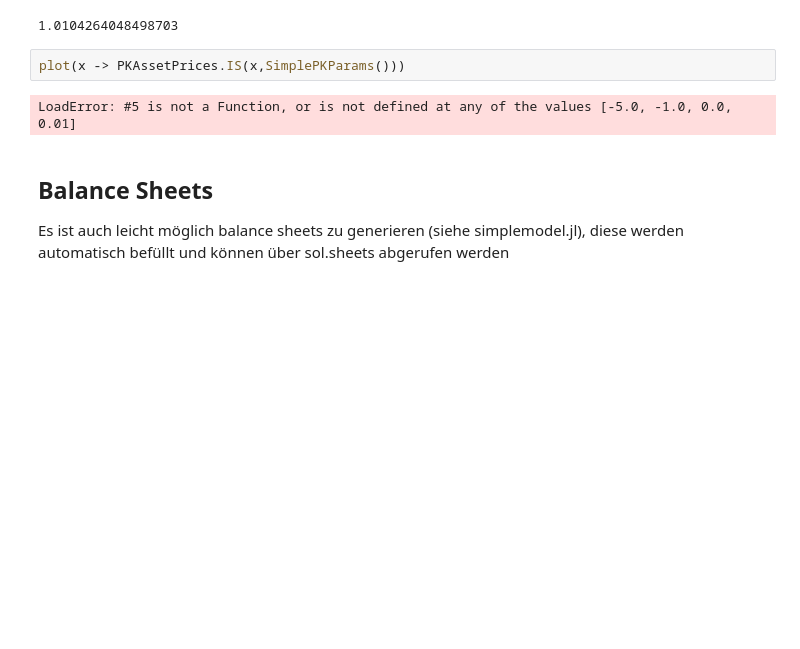
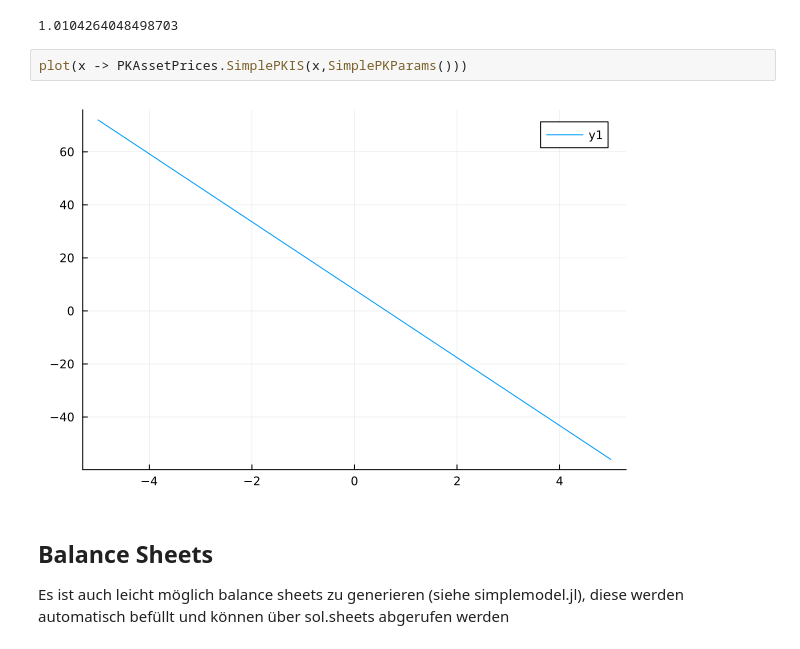
Before and after one commit to theplatters/PKAssetPrices, a Jupyter notebook: notebooks/testNB.ipynb, the cells around one changed output. Cells and saved outputs as stored; diff of their text form; blank space fills up the shorter version.

```diff
--- a/notebooks/testNB.ipynb
+++ b/notebooks/testNB.ipynb
@@ -107,9 +106,9 @@ sol.sheets[2].reserves
 # %% [output]
 1.0104264048498703
 # %%
-plot(x -> PKAssetPrices.IS(x,SimplePKParams()))
+plot(x -> PKAssetPrices.SimplePKIS(x,SimplePKParams()))
 # %% [output]
-LoadError: #5 is not a Function, or is not defined at any of the values [-5.0, -1.0, 0.0, 0.01]
+[figure, added]
 # %% [markdown]
 ## Balance Sheets
 Es ist auch leicht möglich balance sheets zu generieren (siehe simplemodel.jl), diese werden automatisch befüllt und können über sol.sheets abgerufen werden
```
Also changed, not shown: parts of 3 cells of this notebook, 4 other files.
